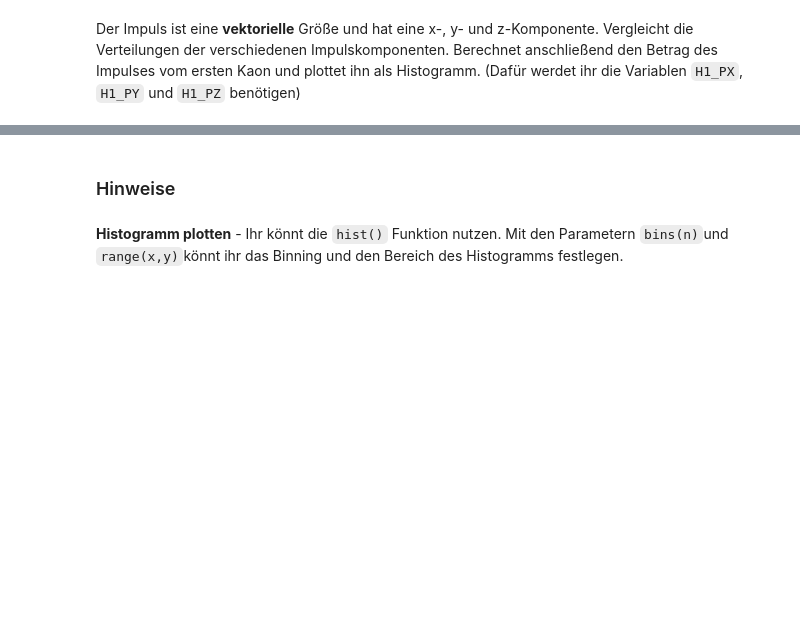
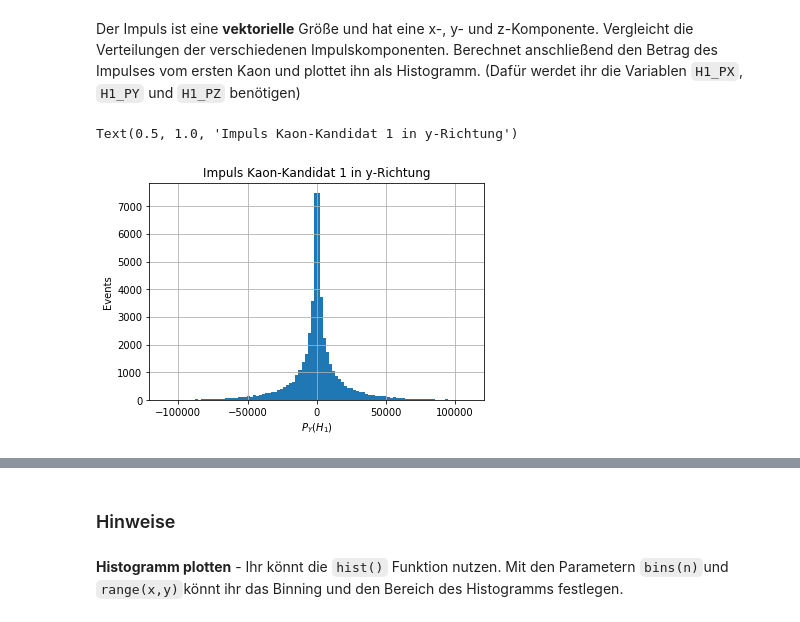
Before and after one commit to Fresoquark/FS2_Teilchenphysik, a Jupyter notebook: Lehrstuhlversuch.ipynb, the cells around one changed output, grey strips where cells are left out. Cells and saved outputs as stored; diff of their text form; code cells hidden in the pictures; blank space fills up the shorter version.

```diff
--- a/Lehrstuhlversuch.ipynb
+++ b/Lehrstuhlversuch.ipynb
@@ -110,3 +117,12 @@ Der Impuls ist eine **vektorielle** Größe und hat eine x-, y- und z-Komponente
 Berechnet anschließend den Betrag des Impulses vom ersten Kaon und plottet ihn als Histogramm. (Dafür werdet ihr die Variablen `H1_PX`, `H1_PY` und `H1_PZ` benötigen)
 # %%
 # make a histogram of the H1_PX, H1_PY and H1_PZ variables here
+plt.clf()
+
+hist2 = sim_data["H1_PY"].hist(bins=100, range=(-110000,110000))
+hist2.set_xlabel(r"$P_Y(H_1)$")
+hist2.set_ylabel("Events")
+hist2.set_title("Impuls Kaon-Kandidat 1 in y-Richtung")
+# %% [output]
+Text(0.5, 1.0, 'Impuls Kaon-Kandidat 1 in y-Richtung')
+[figure, added]
```
Also changed, not shown: parts of 58 cells of this notebook, 1 other file.
